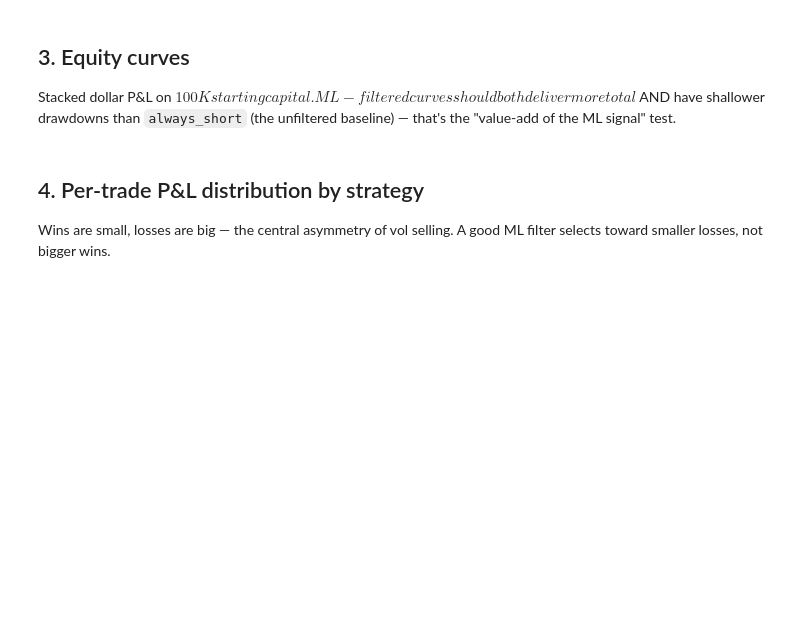
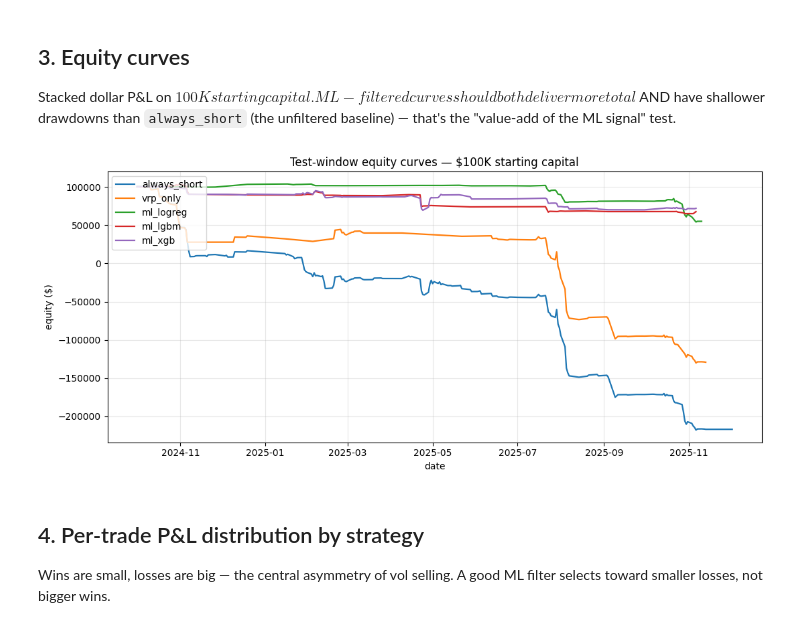
Before and after one commit to frtsoysal/Option_Volatility_Crush, a Jupyter notebook: unified_strategy/05_backtest.ipynb, the cells around one changed output. Saved outputs shown, nothing was run; the diff lists cells and outputs as text; code cells hidden in the pictures; blank space fills up the shorter version.

```diff
--- a/unified_strategy/05_backtest.ipynb
+++ b/unified_strategy/05_backtest.ipynb
@@ -81,28 +99,30 @@ both deliver more total $ AND have shallower drawdowns than `always_short`
 # %%
 fig, ax = plt.subplots(figsize=(11, 5))
 strategy_files = {
     "always_short":   "results/equity_always_short.csv",
     "vrp_only":       "results/equity_vrp_only.csv",
     "ml_logreg":      "results/equity_ml_logreg.csv",
     "ml_lgbm":        "results/equity_ml_lgbm.csv",
     "ml_xgb":         "results/equity_ml_xgb.csv",
 }
 for name, path in strategy_files.items():
     p = Path(path)
     if not p.exists():
         continue
     eq = pd.read_csv(p, parse_dates=["date"])
     if eq.empty:
         continue
     ax.plot(eq["date"], eq["equity"], label=name, linewidth=1.6)
 
 ax.set_xlabel("date")
-ax.set_ylabel(r"equity (\$)")
-ax.set_title(r"Test-window equity curves — \$100K starting capital")
+ax.set_ylabel("equity ($)")
+ax.set_title("Test-window equity curves — $100K starting capital")
 ax.legend(loc="upper left")
 ax.grid(alpha=0.3)
 plt.tight_layout()
 plt.show()
+# %% [output]
+[figure, added]
 # %% [markdown]
 ## 4. Per-trade P&L distribution by strategy
 
```
Also changed, not shown: parts of 4 cells of this notebook, 22 other files.
